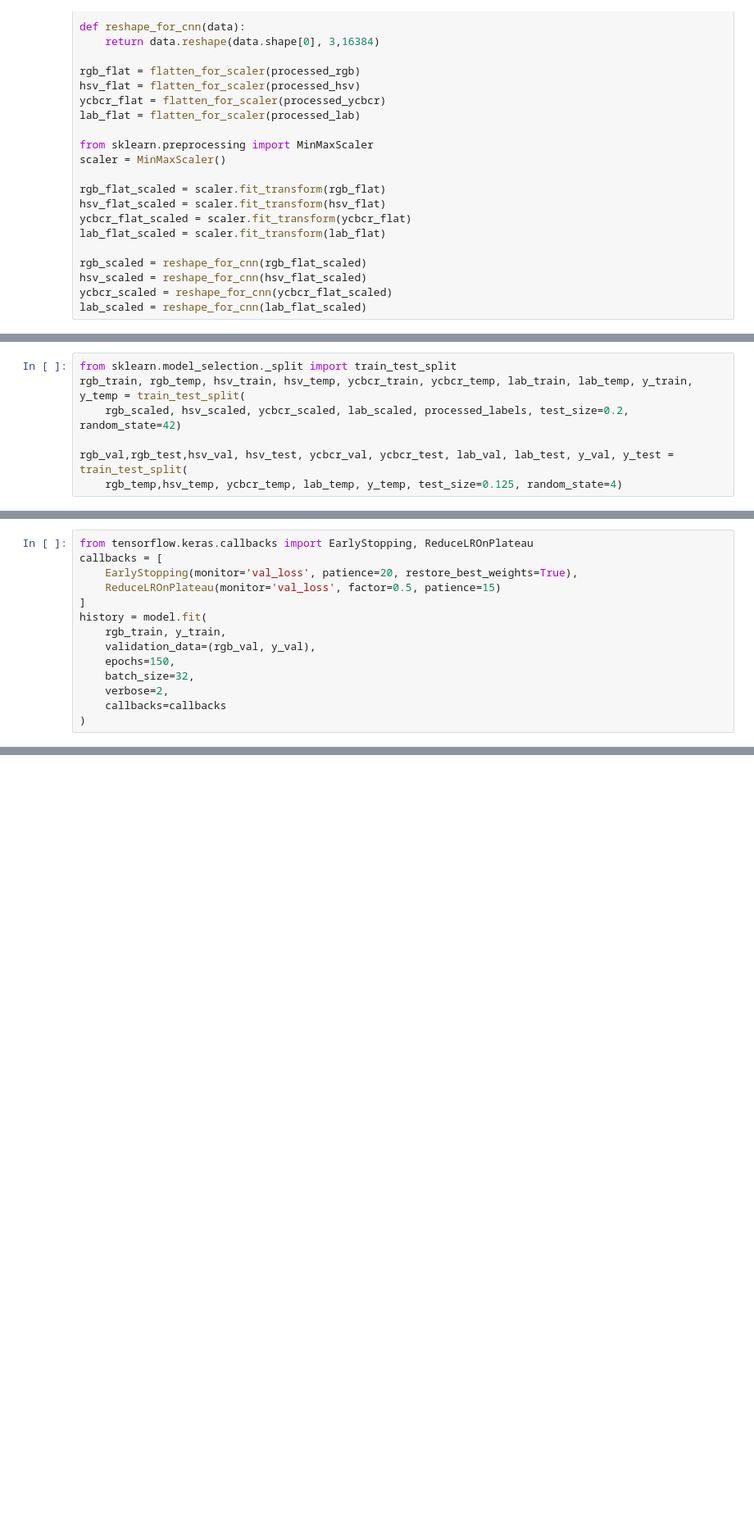
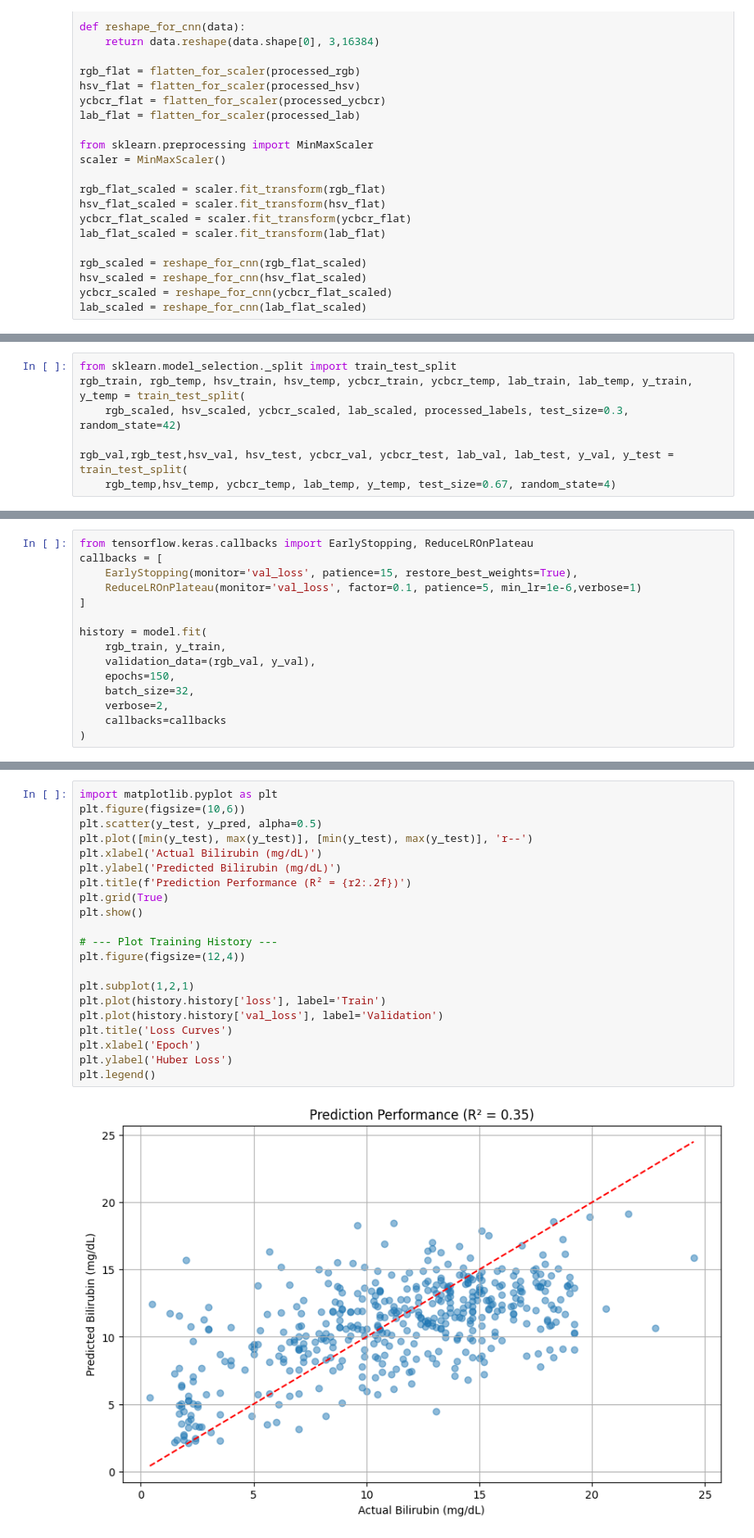
Before and after one commit to AnshumaanKarna92/NeonatalJaundicePrediction, a Jupyter notebook: ResearchPaper.ipynb, the cells around one changed output, grey strips where cells are left out. Shown at 82% size. Cells and saved outputs as stored; diff of their text form; blank space fills up the shorter version.

```diff
--- a/ResearchPaper.ipynb
+++ b/ResearchPaper.ipynb
@@ -221,7 +214,7 @@ rgb_scaled.shape
 # %%
 from sklearn.model_selection._split import train_test_split
 rgb_train, rgb_temp, hsv_train, hsv_temp, ycbcr_train, ycbcr_temp, lab_train, lab_temp, y_train, y_temp = train_test_split(
-    rgb_scaled, hsv_scaled, ycbcr_scaled, lab_scaled, processed_labels, test_size=0.2, random_state=42)
+    rgb_scaled, hsv_scaled, ycbcr_scaled, lab_scaled, processed_labels, test_size=0.3, random_state=42)
 
 rgb_val,rgb_test,hsv_val, hsv_test, ycbcr_val, ycbcr_test, lab_val, lab_test, y_val, y_test = train_test_split(
-    rgb_temp,hsv_temp, ycbcr_temp, lab_temp, y_temp, test_size=0.125, random_state=4)
+    rgb_temp,hsv_temp, ycbcr_temp, lab_temp, y_temp, test_size=0.67, random_state=4)
@@ -278,9 +287,10 @@ _________________________________________________________________
 # %%
 from tensorflow.keras.callbacks import EarlyStopping, ReduceLROnPlateau
 callbacks = [
-    EarlyStopping(monitor='val_loss', patience=20, restore_best_weights=True),
-    ReduceLROnPlateau(monitor='val_loss', factor=0.5, patience=15)
+    EarlyStopping(monitor='val_loss', patience=15, restore_best_weights=True),
+    ReduceLROnPlateau(monitor='val_loss', factor=0.1, patience=5, min_lr=1e-6,verbose=1)
 ]
+
 history = model.fit(
     rgb_train, y_train,
     validation_data=(rgb_val, y_val),
@@ -328,0 +338,23 @@ R^2: 0.346
+# %%
+import matplotlib.pyplot as plt
+plt.figure(figsize=(10,6))
+plt.scatter(y_test, y_pred, alpha=0.5)
+plt.plot([min(y_test), max(y_test)], [min(y_test), max(y_test)], 'r--')
+plt.xlabel('Actual Bilirubin (mg/dL)')
+plt.ylabel('Predicted Bilirubin (mg/dL)')
+plt.title(f'Prediction Performance (R² = {r2:.2f})')
+plt.grid(True)
+plt.show()
+
+# --- Plot Training History ---
+plt.figure(figsize=(12,4))
+
+plt.subplot(1,2,1)
+plt.plot(history.history['loss'], label='Train')
+plt.plot(history.history['val_loss'], label='Validation')
+plt.title('Loss Curves')
+plt.xlabel('Epoch')
+plt.ylabel('Huber Loss')
+plt.legend()
+# %% [output]
+[figure, added]
```
Also changed, not shown: parts of 14 cells of this notebook.
